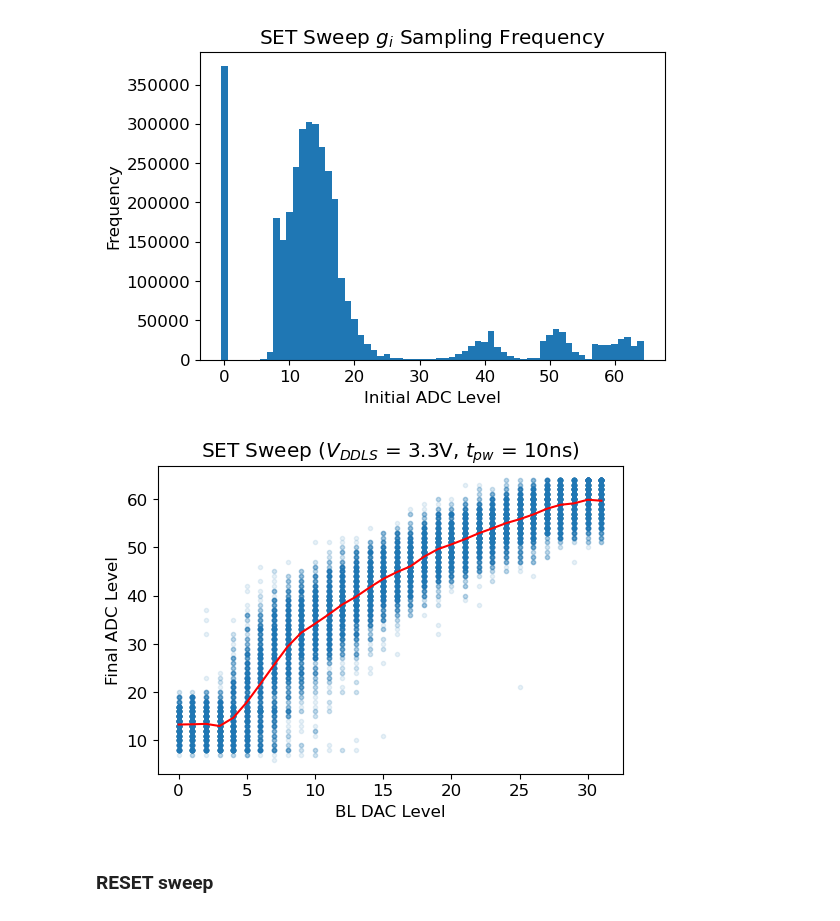
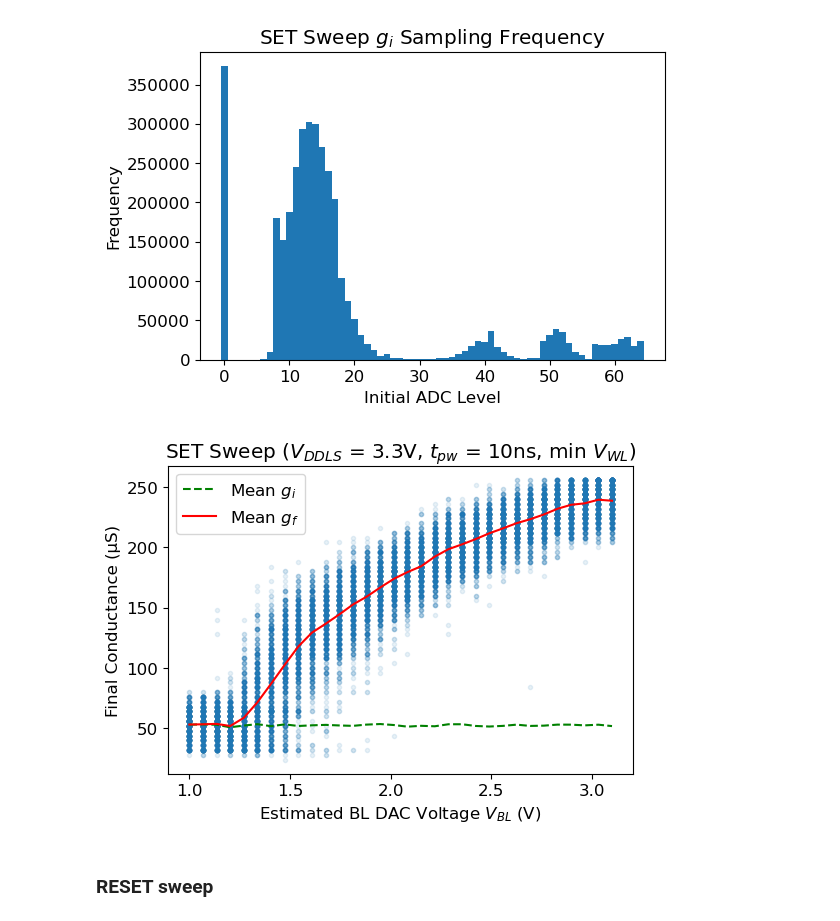
Before and after one commit to akashlevy/ember-python, a Jupyter notebook: analysis/characterizations.ipynb, the cells around one changed output. Saved outputs shown, nothing was run; the diff lists cells and outputs as text; code cells hidden in the pictures.

```diff
--- a/analysis/characterizations.ipynb
+++ b/analysis/characterizations.ipynb
@@ -223,6 +223,6 @@ plt.show()
 Here, we show the sigma vs. mu for conductance level allocation, and also plot the conductance distributions of each programmed level at time `t`.
 # %%
 # Load retention time data
-tdata = pd.read_csv("../data/retention/retention2.min.csv.gz")
+tdata = pd.read_csv("../data/retention/retention4.min.csv.gz")
 tdata
 # %% [output]
@@ -241,0 +242,7 @@ tdata
+# %%
+# Plot frequency of each level to check
+plt.rcParams["figure.figsize"] = [9, 4]
+tdata.groupby("lvli").count()["lvl"].plot.bar()
+plt.ylabel("Frequency")
+plt.tight_layout()
+plt.show()
@@ -242,17 +251,19 @@ tdata
 # %%
 # Show distribution
-time = 100
 plt.rcParams["figure.figsize"] = [6, 4]
 plt.title("MLC Distributions (1024 cells w/64 levels, ~3hrs)")
-d = tdata[(tdata["timept"] == time) & tdata["lvli"].isin(range(0,64,1))]
-for i in range(64):
-    rdata = d[d["lvli"] == i]
-    if len(rdata) != 0:
-        plt.plot(sorted(rdata["lvl"].values), np.linspace(0+1/len(rdata), 1-1/len(rdata), len(rdata)), label=i)
-plt.xlabel("Programmed Level")
-plt.ylabel("CDF")
+for time in [10000]:
+    d = tdata[(tdata["timept"] == time) & tdata["lvli"].isin([20, 42, 53, 63])]
+    for i in range(64):
+        rdata = d[d["lvli"] == i]
+        if len(rdata) != 0:
+            plt.plot(sorted(rdata["lvl"].values * 4), np.linspace(0+1/len(rdata), 1-1/len(rdata), len(rdata)), label=i)
+plt.xlabel("Programmed Conductance (μS)")
+plt.ylabel("Cumulative Distribution Function")
 plt.gca().set_yscale("ppf")
-plt.xlim(0, 64)
+# plt.hlines([0.006, 0.994], 0, 256, colors="black", linestyles="--")
+plt.vlines(np.array([25,43,54])*4, 0.001, 0.999, colors="black", linestyles="-", alpha=0.2)
+plt.xlim(0, 256)
 plt.ylim(0.001, 0.999)
 plt.tight_layout()
 plt.savefig("figs/mlcdist.pdf")
@@ -295,18 +306,22 @@ plt.show()
 [figure]
 # %%
 # Plot SET sweep
+bsl2v = (lambda vbl: (vbl + 1 + 2.1/31) if vddio == 33 else None)
 for pw in setdata["pw"].unique():
-    d = setdata[(setdata["gi"].isin(range(1,20))) & (setdata["pw"] == pw) & (setdata["vwl"] == 0)][["vwl","vbl","pw","gf"]]
+    d = setdata[(setdata["gi"].isin(range(1,20))) & (setdata["pw"] == pw) & (setdata["vwl"] == 0)][["vwl","vbl","pw","gi","gf"]]
+    d["vbl"] = (d["vbl"]*2.1/31) + 1
     fig = plt.figure()
     ax = plt.axes()
-    ax.scatter(d["vbl"], d["gf"], marker=".", alpha=0.1)
-    d.groupby("vbl")["gf"].mean().plot(color="red")
-    ax.set_title(f"SET Sweep ($V_{{DDLS}}$ = {vddio/10}V, $t_{{pw}}$ = {pw*10}ns)", y=1)
-    ax.set_xlabel("BL DAC Level")
-    ax.set_ylabel("Final ADC Level")
+    ax.scatter(d["vbl"], d["gf"]*4, marker=".", alpha=0.1)
+    (d.groupby("vbl")["gi"].mean() * 4).plot(color="green", linestyle="--", label="Mean $g_i$")
+    (d.groupby("vbl")["gf"].mean() * 4).plot(color="red", label="Mean $g_f$")
+    ax.set_title(f"SET Sweep ($V_{{DDLS}}$ = {vddio/10}V, $t_{{pw}}$ = {pw*10}ns, min $V_{{WL}}$)", y=1)
+    ax.set_xlabel("Estimated BL DAC Voltage $V_{BL}$ (V)")
+    ax.set_ylabel("Final Conductance (μS)")
+    ax.legend()
     plt.savefig(f"figs/setsweep{vddio}.pdf")
 # %% [output]
-[figure, old version]
+[figure, new version]
 # %% [markdown]
 ### RESET sweep
 # %%
```
Also changed, not shown: parts of 4 cells of this notebook, 18 other files.
